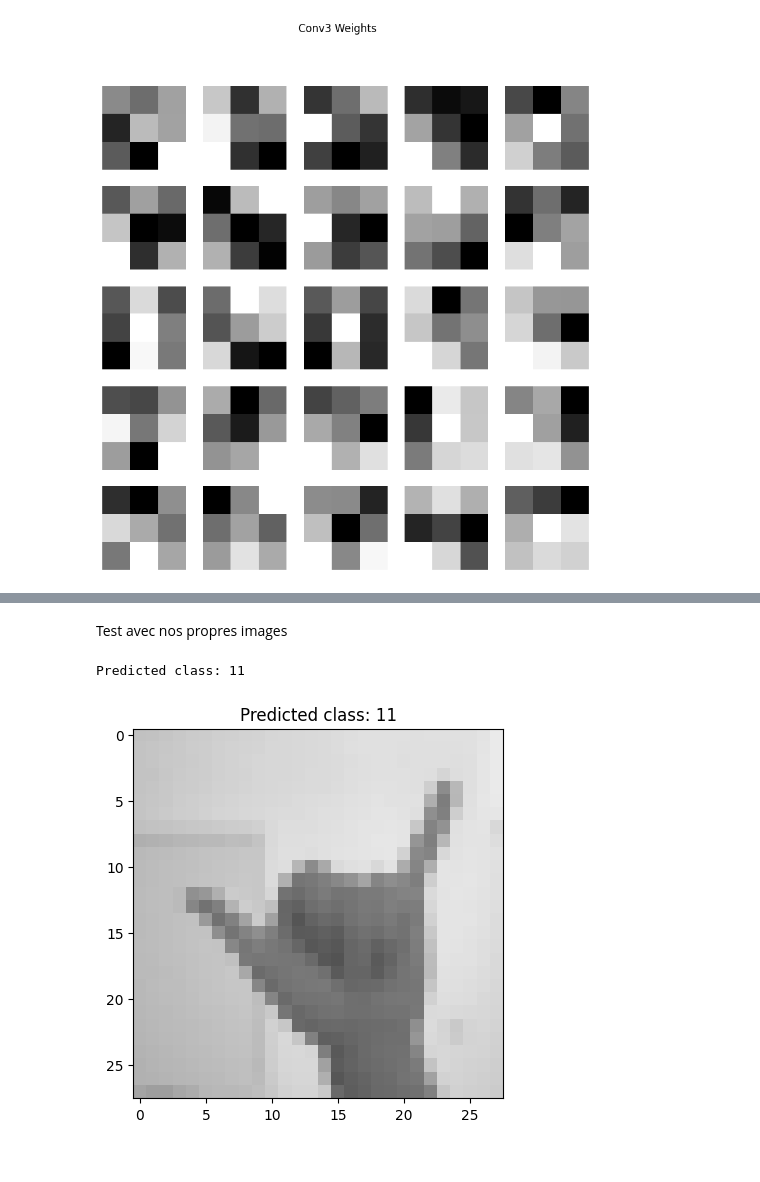
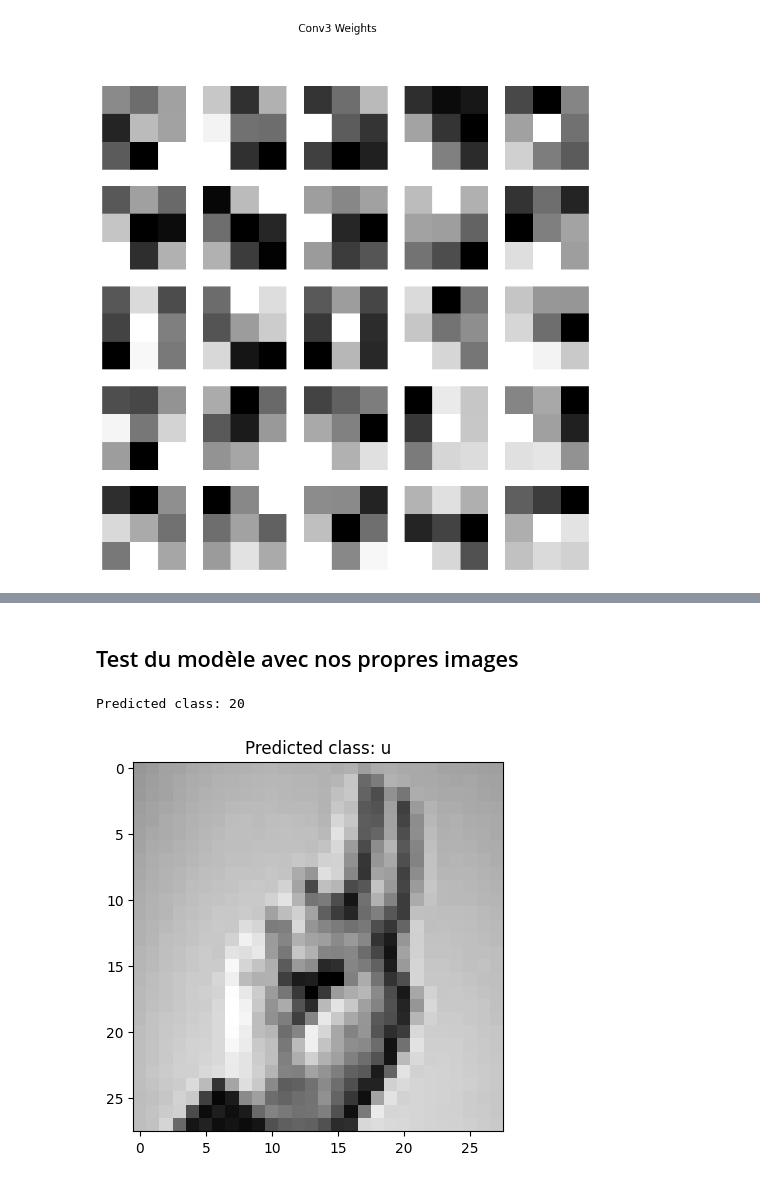
Before and after one commit to MathisAulagnier/SignLanguageLetterRecognitionAI, a Jupyter notebook: src/notebooks/proj_ia_Victor.ipynb, the cells around one changed output, grey strips where cells are left out. Cells and saved outputs as stored; diff of their text form; code cells hidden in the pictures.

```diff
--- a/src/notebooks/proj_ia_Victor.ipynb
+++ b/src/notebooks/proj_ia_Victor.ipynb
@@ -252,0 +322,2 @@ Sauvons le modèle
+# %%
+cnn = torch.load("../save/m1.pth")
@@ -307,35 +435,50 @@ plot_performance(history)
 # %% [markdown]
-Test avec nos propres images
+## Test du modèle avec nos propres images
 # %%
 # Prétraitement de l'image
+class EdgeEnhance:
+    def __call__(self, img):
+        return img.filter(ImageFilter.EDGE_ENHANCE)
+
+class ReduceContrast:
+    def __init__(self, factor=0.001):
+        self.factor = factor
+
+    def __call__(self, img):
+        enhancer = ImageEnhance.Contrast(img)
+        return enhancer.enhance(self.factor)
+
 transform = v2.Compose([
     v2.Grayscale(num_output_channels=1),
-    v2.Resize((28, 28)),
+    EdgeEnhance(),
+    v2.Resize((28, 28), ),
+    ReduceContrast(factor=0.9),
     v2.ToTensor(),
     v2.Normalize((0.5,), (0.5,))
 ])
 
 def load_image(image_path):
     image = Image.open(image_path)
     image = transform(image)
     image = image.unsqueeze(0)  # Ajouter une dimension pour le batch
     return image
 
 # Charger et prétraiter l'image de test
-image_path = '../../data/ours/test.png'
+image_path = '../../data/ours/test/test11.jpg'
 image = load_image(image_path)
-
+image = test_loader.dataset.tensors[0][50].unsqueeze(0)
 # Faire une prédiction
 output = cnn(image)
 _, predicted = torch.max(output, 1)
 
 # Afficher le résultat
 print(f'Predicted class: {predicted.item()}')
 
 # Optionnel : afficher l'image
-plt.imshow(Image.open(image_path), cmap='gray')
-plt.title(f'Predicted class: {predicted.item()}')
+class_names = ['a','b','c','d','e','f','g','h','i','j','k','l','m','n','o','p','q','r','s','t','u','v','w','x','y','z']
+plt.imshow(image.squeeze(), cmap='gray')
+plt.title(f'Predicted class: {class_names[predicted.item()]}')
 plt.show()
 # %% [output]
-Predicted class: 11
+Predicted class: 20
-[figure, old version]
+[figure, new version]
```
Also changed, not shown: parts of 34 cells of this notebook, 1 other file.
